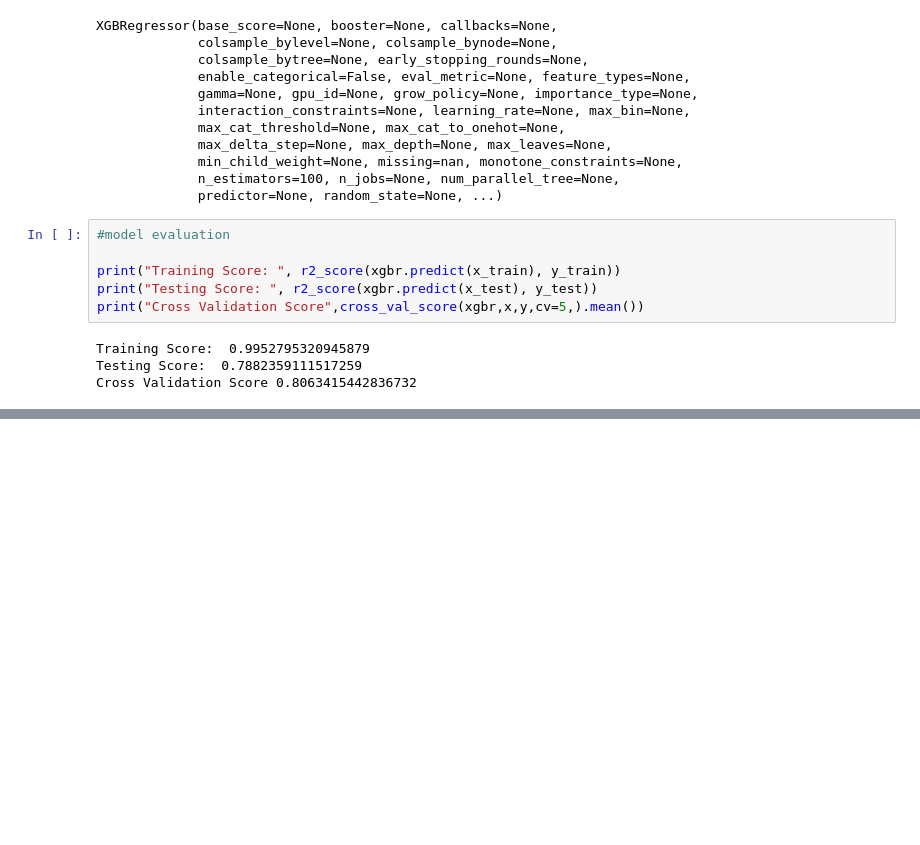
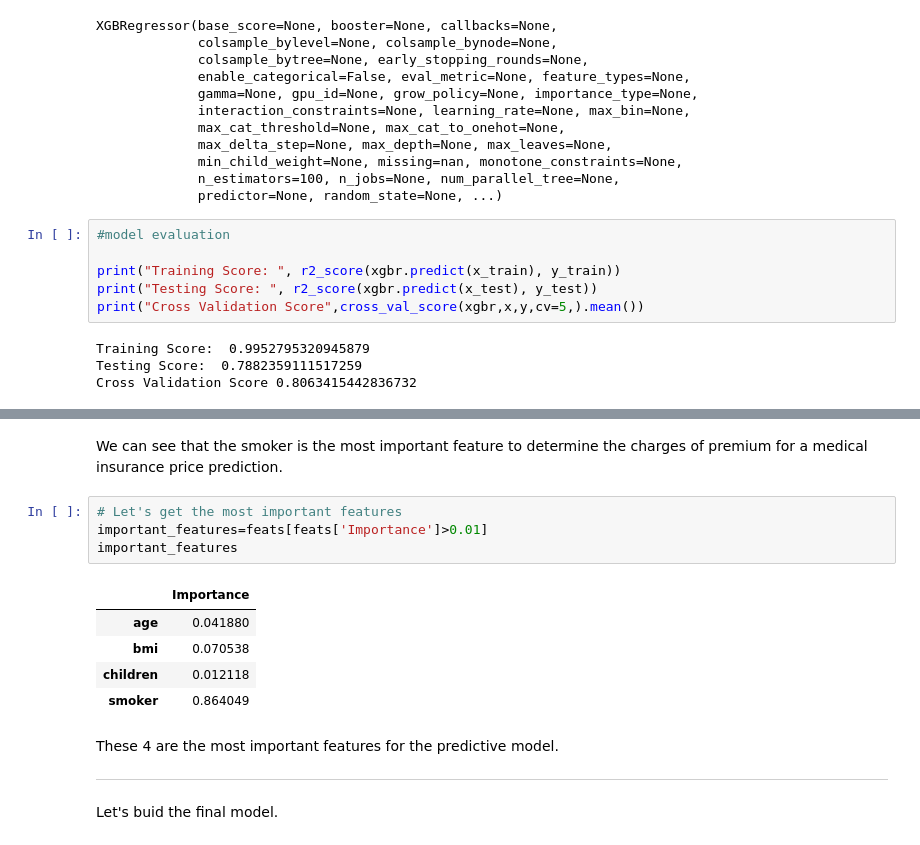
Before and after one commit to rizz045/Medical-Insurance-Price-Prediction-using-Machine-Learning, a Jupyter notebook: Medical_insurance_price_prediction_using_ML.ipynb, the cells around one changed output, grey strips where cells are left out. Cells and saved outputs as stored; diff of their text form; blank space fills up the shorter version.

```diff
--- a/Medical_insurance_price_prediction_using_ML.ipynb
+++ b/Medical_insurance_price_prediction_using_ML.ipynb
@@ -462,0 +493,18 @@ GridSearchCV(cv=5,
+# %% [markdown]
+We can see that the smoker is the most important feature to determine the charges of premium for a medical insurance price prediction.
+# %%
+# Let's get the most important features
+important_features=feats[feats['Importance']>0.01]
+important_features
+# %% [output]
+|  | Importance |
+| age | 0.041880 |
+| bmi | 0.070538 |
+| children | 0.012118 |
+| smoker | 0.864049 |
+# %% [markdown]
+These 4 are the most important features for the predictive model.
+
+---
+
+Let's buid the final model.
```
Also changed, not shown: parts of 11 cells of this notebook.
